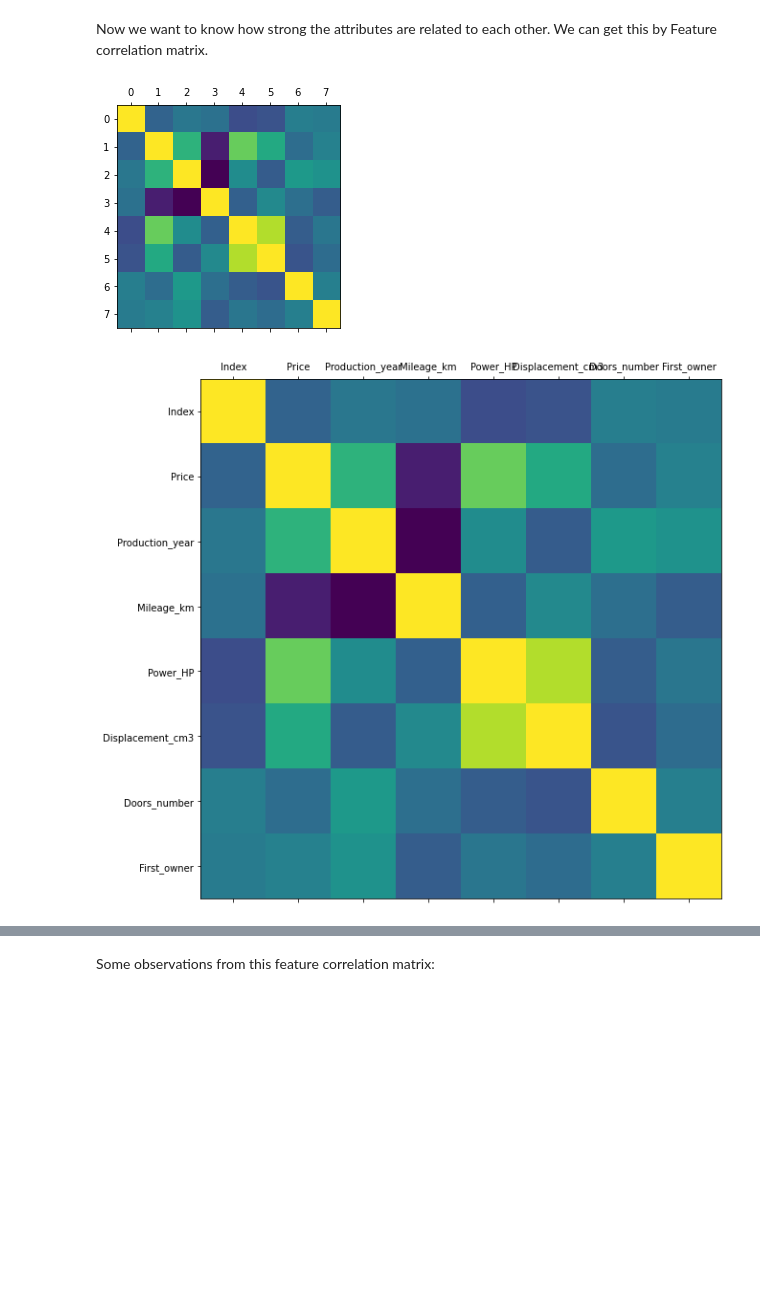
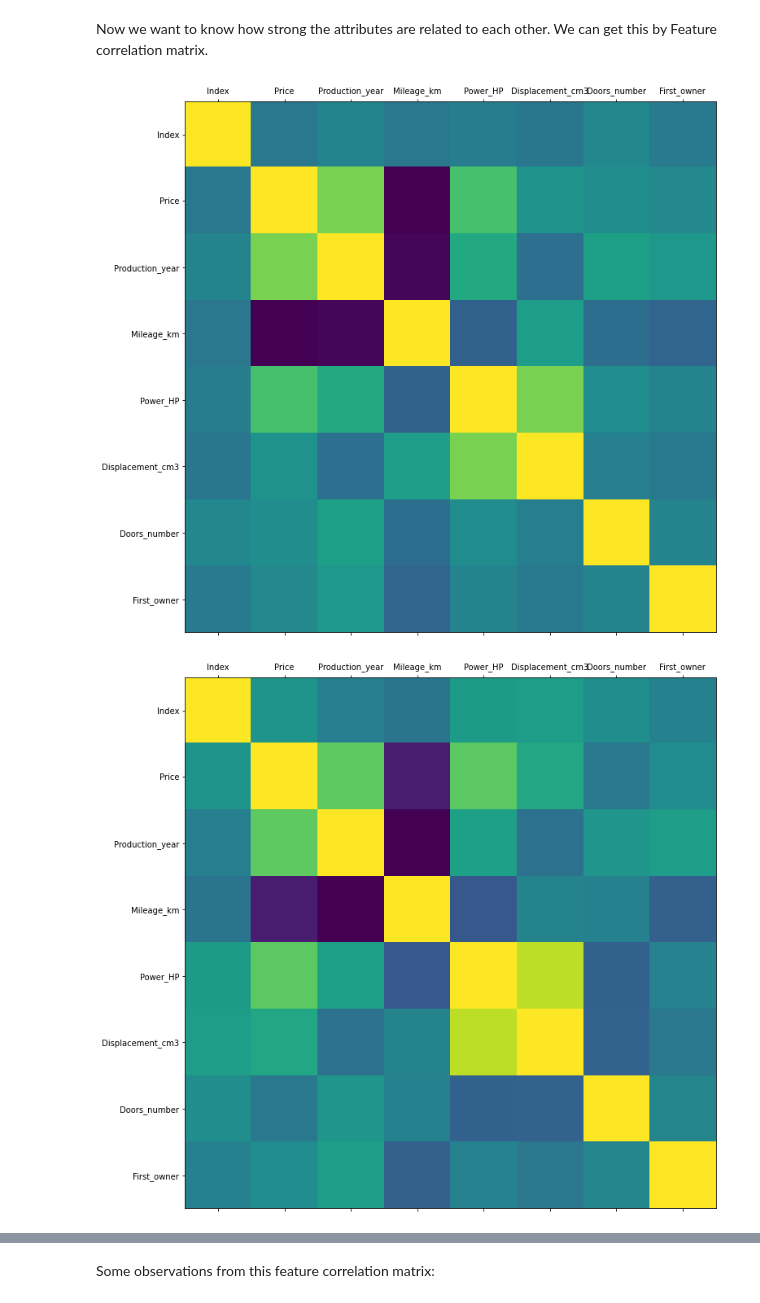
Before and after one commit to ssary/poland-cars-sales-EDA, a Jupyter notebook: Assignment1.ipynb, the cells around one changed output, grey strips where cells are left out. Drawn from its saved outputs; the diff is of its cells as text; code cells hidden in the pictures; blank space fills up the shorter version.

Commit message:
correlation with brands and auto vs manual

```diff
--- a/Assignment1.ipynb
+++ b/Assignment1.ipynb
@@ -420,11 +420,6 @@ Can the Mileage_km can affect the price?
 from bokeh.layouts import row,column, gridplot
 
 figures = []
-
-brandDf = grouped.get_group('BMW')
-
-# sort them on the Mileage_km
-sortedYear = brandDf.sort_values(by=['Mileage_km'])
 
 for brand in brandsArray:
     # get the current Brand
@@ -440,5 +435,5 @@ for brand in brandsArray:
     z['Price'] = y
 
     # plot a graph that have regression line where the Mileage_km on y axis, price on x-axis
-    sns.lmplot(data=pd.DataFrame.from_dict(z), x='Mileage_km', y='Price',order=2, line_kws={"color": "C1"})
+    sns.lmplot(data=pd.DataFrame.from_dict(z), x='Mileage_km', y='Price',order=1, line_kws={"color": "C1"})
 # %% [output]
@@ -457,17 +452,14 @@ In all the cases the relation is strong inversly proportional.
 When the Mileage_km increases the Price decreases.
 # %% [markdown]
 Now we want to know how strong the attributes are related to each other. We can get this by Feature correlation matrix.
-# %%
-plt.matshow(droped_df.corr())
-plt.show()
-# %% [output]
-[figure, removed]
 # %%
-    corr = droped_df.corr()
-    fig, ax = plt.subplots(figsize=(15, 10))
+for brand in brandsArray:
+    corr = grouped.get_group(brand).corr()
+    fig, ax = plt.subplots(figsize=(12, 12))
     ax.matshow(corr)
     plt.xticks(range(len(corr.columns)), corr.columns)
     plt.yticks(range(len(corr.columns)), corr.columns)
     plt.show()
 # %% [output]
-[figure, old version]
+[figure, new version]
+[figure, added]
```
Also changed, not shown: parts of 5 cells of this notebook.
